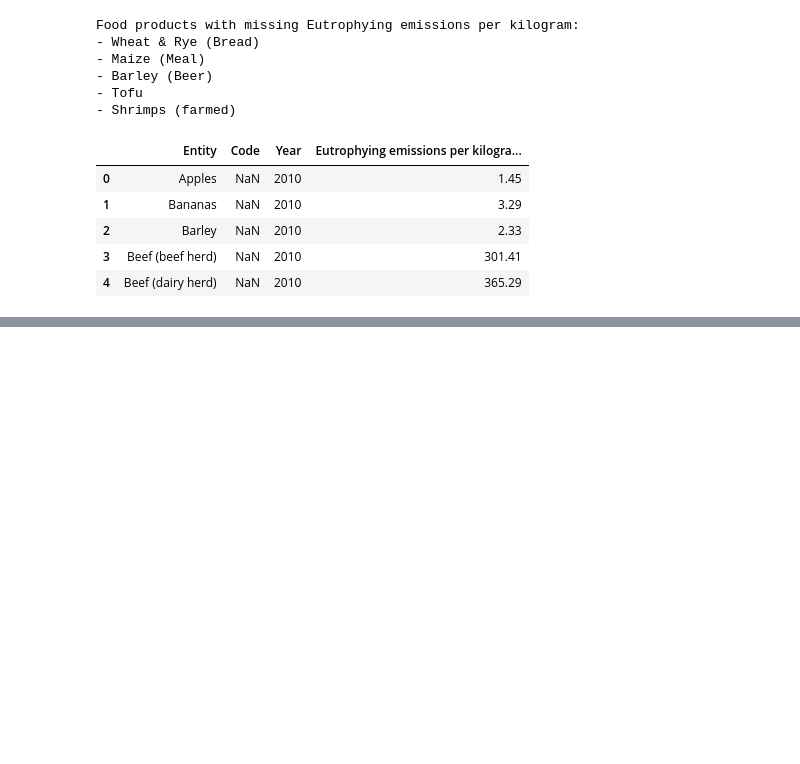
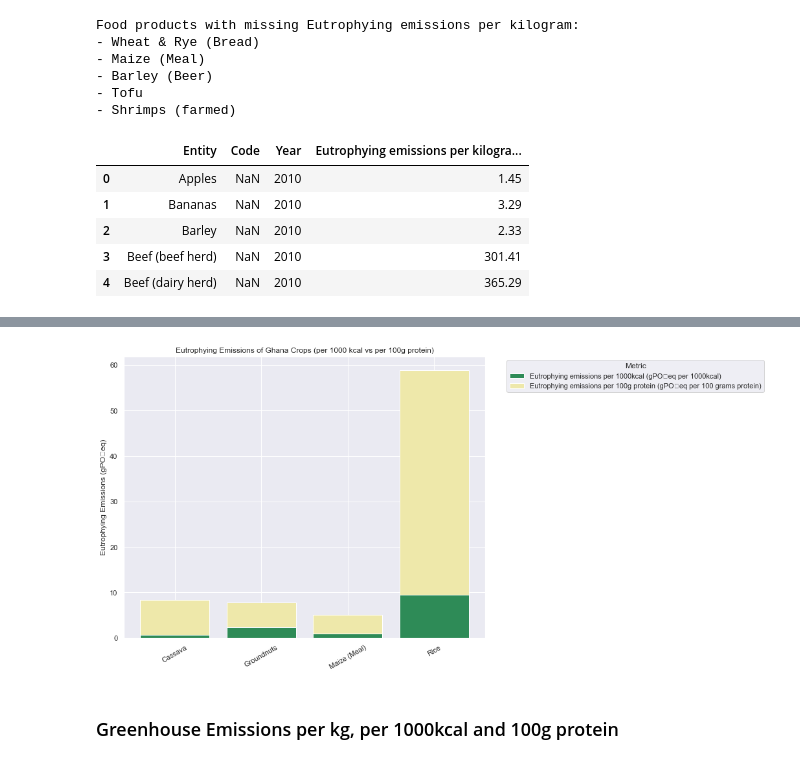
Before and after one commit to courtneyletsa/food_production, a Jupyter notebook: Environmental Impact of Food Production Analysis.ipynb, the cells around one changed output, grey strips where cells are left out. Saved outputs shown, nothing was run; the diff lists cells and outputs as text; code cells hidden in the pictures; blank space fills up the shorter version.

```diff
--- a/Environmental Impact of Food Production Analysis.ipynb
+++ b/Environmental Impact of Food Production Analysis.ipynb
@@ -398,0 +445,46 @@ df_new.head()
+# %%
+# Melt the data for easier plotting
+ghana_crops_melted = ghana_crops_cal_pro.melt(
+    id_vars=["Food product", "Category"],
+    value_vars=[
+        "Eutrophying emissions per 1000kcal (gPO₄eq per 1000kcal)",
+        "Eutrophying emissions per 100g protein (gPO₄eq per 100 grams protein)"
+    ],
+    var_name="Metric",
+    value_name="Eutrophying Emissions"
+)
+
+# Pivot to wide format for stacking
+pivot_data = ghana_crops_melted.pivot(
+    index="Food product", columns="Metric", values="Eutrophying Emissions"
+).fillna(0)
+
+# --- Plot ---
+sns.set_theme(style="darkgrid")
+fig, ax = plt.subplots(figsize=(10,8))
+
+# Stacked bar plot
+bottom = None
+colors = ["seagreen", "palegoldenrod"]
+
+for idx, metric in enumerate(pivot_data.columns):
+    ax.bar(
+        pivot_data.index,
+        pivot_data[metric],
+        bottom=bottom,
+        label=metric,
+        color=colors[idx]
+    )
+    bottom = pivot_data[metric] if bottom is None else bottom + pivot_data[metric]
+
+# Labels and title
+ax.set_ylabel("Eutrophying Emissions (gPO₄eq)")
+ax.set_title("Eutrophying Emissions of Ghana Crops (per 1000 kcal vs per 100g protein)")
+ax.legend(title="Metric", bbox_to_anchor=(1.05, 1), loc="upper left")
+plt.xticks(rotation=30)
+
+plt.show()
+# %% [output]
+[figure, added]
+# %% [markdown]
+### Greenhouse Emissions per kg, per 1000kcal and 100g protein
```
Also changed, not shown: parts of 18 cells of this notebook.
